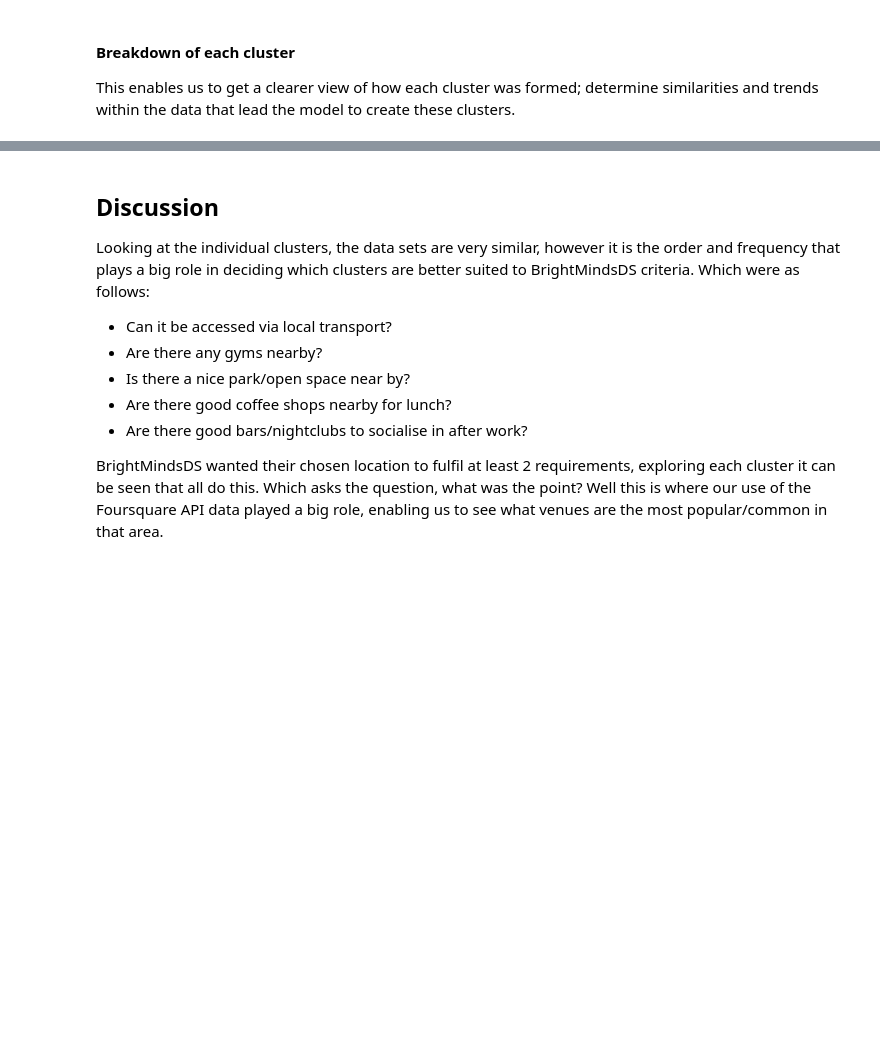
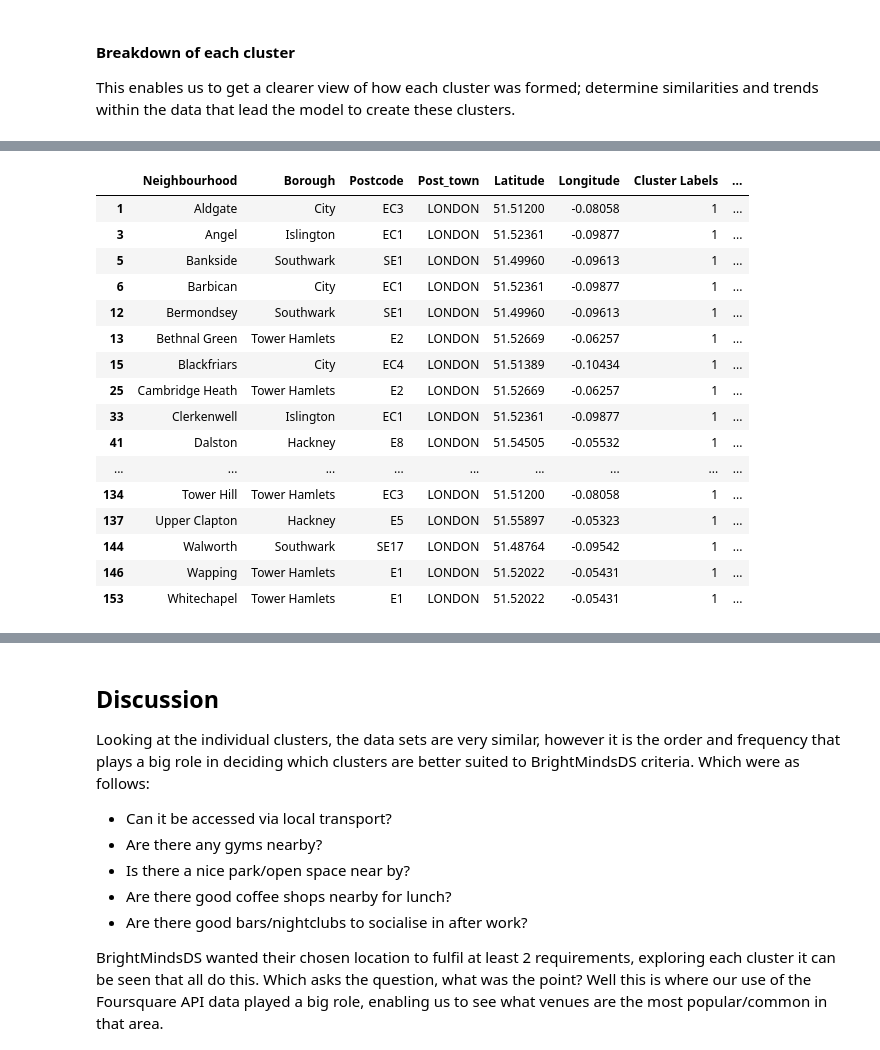
Before and after one commit to bethw726/Coursera_Capstone, a Jupyter notebook: COURSERA - The Battle of Neighbourhoods .ipynb, the cells around one changed output, grey strips where cells are left out. Cells and saved outputs as stored; diff of their text form; code cells hidden in the pictures; blank space fills up the shorter version.

```diff
--- a/COURSERA - The Battle of Neighbourhoods .ipynb
+++ b/COURSERA - The Battle of Neighbourhoods .ipynb
@@ -775,6 +1219,27 @@ cluster_0.drop_duplicates()
 # %%
 # Cluster 1
-cluster_1 = el_merged_latlong.loc[el_merged_latlong['Cluster Labels'] == 1, el_merged_latlong.columns[[1] + list(range(5, el_merged_latlong.shape[1]))]]
-cluster_1.drop_duplicates()
+#cluster_1 = el_merged_latlong.loc[el_merged_latlong['Cluster Labels'] == 1, el_merged_latlong.columns[[1] + list(range(5, el_merged_latlong.shape[1]))]]
+#cluster_1.drop_duplicates()
+
+cluster_1 = el_merged_latlong[el_merged_latlong['Cluster Labels'] == 1]
+cluster_1
+# %% [output]
+|  | Neighbourhood | Borough | Postcode | Post_town | Latitude | Longitude | Cluster Labels | ... |
+| 1 | Aldgate | City | EC3 | LONDON | 51.51200 | -0.08058 | 1 | ... |
+| 3 | Angel | Islington | EC1 | LONDON | 51.52361 | -0.09877 | 1 | ... |
+| 5 | Bankside | Southwark | SE1 | LONDON | 51.49960 | -0.09613 | 1 | ... |
+| 6 | Barbican | City | EC1 | LONDON | 51.52361 | -0.09877 | 1 | ... |
+| 12 | Bermondsey | Southwark | SE1 | LONDON | 51.49960 | -0.09613 | 1 | ... |
+| 13 | Bethnal Green | Tower Hamlets | E2 | LONDON | 51.52669 | -0.06257 | 1 | ... |
+| 15 | Blackfriars | City | EC4 | LONDON | 51.51389 | -0.10434 | 1 | ... |
+| 25 | Cambridge Heath | Tower Hamlets | E2 | LONDON | 51.52669 | -0.06257 | 1 | ... |
+| 33 | Clerkenwell | Islington | EC1 | LONDON | 51.52361 | -0.09877 | 1 | ... |
+| 41 | Dalston | Hackney | E8 | LONDON | 51.54505 | -0.05532 | 1 | ... |
+| ... | ... | ... | ... | ... | ... | ... | ... | ... |
+| 134 | Tower Hill | Tower Hamlets | EC3 | LONDON | 51.51200 | -0.08058 | 1 | ... |
+| 137 | Upper Clapton | Hackney | E5 | LONDON | 51.55897 | -0.05323 | 1 | ... |
+| 144 | Walworth | Southwark | SE17 | LONDON | 51.48764 | -0.09542 | 1 | ... |
+| 146 | Wapping | Tower Hamlets | E1 | LONDON | 51.52022 | -0.05431 | 1 | ... |
+| 153 | Whitechapel | Tower Hamlets | E1 | LONDON | 51.52022 | -0.05431 | 1 | ... |
 # %%
 # Cluster 2
```
Also changed, not shown: parts of 51 cells of this notebook.
